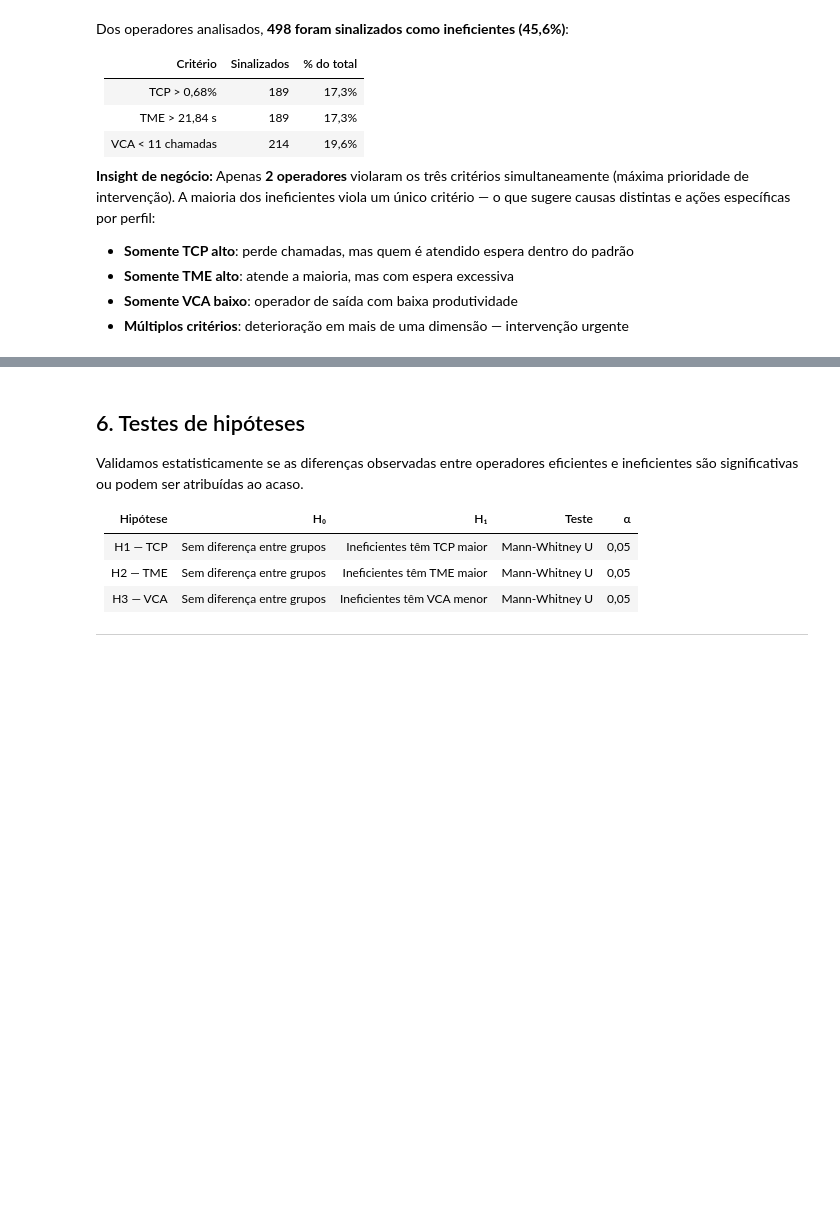
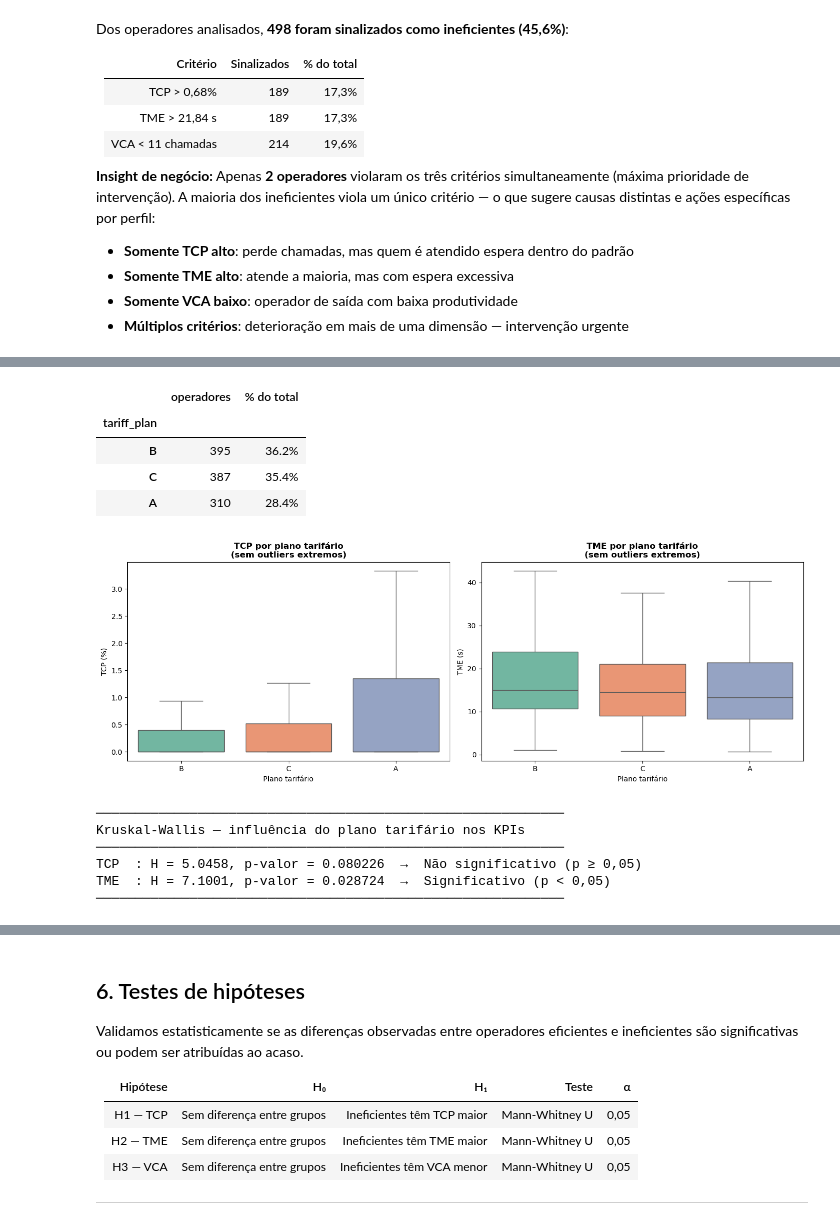
Before and after one commit to raimirsilva/DA-curse-final-project, a Jupyter notebook: notebook/Implementation.ipynb, the cells around one changed output, grey strips where cells are left out. Cells and saved outputs as stored; diff of their text form; code cells hidden in the pictures; blank space fills up the shorter version.

```diff
--- a/notebook/Implementation.ipynb
+++ b/notebook/Implementation.ipynb
@@ -1170,0 +1170,66 @@ Dos operadores analisados, **498 foram sinalizados como ineficientes (45,6%)**:
+# %%
+# Associamos o tariff_plan de cada cliente ao operador usando o primeiro plano encontrado
+# por operador no df_calls — cada operador trabalha para um único cliente (user_id)
+kpi_tariff = kpi_df.join(
+    df_calls.groupby('operator_id')['tariff_plan'].first()
+)
+
+# Distribuição de operadores por plano tarifário
+plan_counts = kpi_tariff['tariff_plan'].value_counts(dropna=False)
+display(
+    pd.DataFrame({'operadores': plan_counts,
+                  '% do total': (plan_counts / plan_counts.sum() * 100).map(lambda x: f'{x:.1f}%')})
+    .rename_axis('tariff_plan')
+)
+
+# Boxplots de TCP e TME por plano tarifário
+fig, axes = plt.subplots(1, 2, figsize=(14, 5))
+
+sns.boxplot(data=kpi_tariff.dropna(subset=['tcp', 'tariff_plan']),
+            x='tariff_plan', y='tcp', ax=axes[0], hue='tariff_plan',
+            showfliers=False, palette='Set2', legend=False)
+axes[0].set_title('TCP por plano tarifário\n(sem outliers extremos)', fontweight='bold')
+axes[0].set_xlabel('Plano tarifário')
+axes[0].set_ylabel('TCP (%)')
+
+sns.boxplot(data=kpi_tariff.dropna(subset=['tme', 'tariff_plan']),
+            x='tariff_plan', y='tme', ax=axes[1], hue='tariff_plan',
+            showfliers=False, palette='Set2', legend=False)
+axes[1].set_title('TME por plano tarifário\n(sem outliers extremos)', fontweight='bold')
+axes[1].set_xlabel('Plano tarifário')
+axes[1].set_ylabel('TME (s)')
+
+plt.tight_layout()
+plt.show()
+
+# Kruskal-Wallis: testa se pelo menos um grupo tem distribuição diferente dos demais
+# H₀: distribuições de TCP (ou TME) são iguais em todos os planos tarifários
+# H₁: pelo menos um plano apresenta distribuição diferente
+plans = kpi_tariff['tariff_plan'].dropna().unique()
+print('─' * 60)
+print('Kruskal-Wallis — influência do plano tarifário nos KPIs')
+print('─' * 60)
+for kpi_col, kpi_name in [('tcp', 'TCP'), ('tme', 'TME')]:
+    groups = [
+        kpi_tariff.loc[kpi_tariff['tariff_plan'] == plan, kpi_col].dropna()
+        for plan in plans
+        if kpi_tariff.loc[kpi_tariff['tariff_plan'] == plan, kpi_col].dropna().shape[0] > 1
+    ]
+    if len(groups) >= 2:
+        stat, p = stats.kruskal(*groups)
+        sig = 'Significativo (p < 0,05)' if p < 0.05 else 'Não significativo (p ≥ 0,05)'
+        print(f'{kpi_name:5s}: H = {stat:.4f}, p-valor = {p:.6f}  →  {sig}')
+print('─' * 60)
+# %% [output]
+|  | operadores | % do total |
+| tariff_plan |  |  |
+| B | 395 | 36.2% |
+| C | 387 | 35.4% |
+| A | 310 | 28.4% |
+[figure, added]
+────────────────────────────────────────────────────────────
+Kruskal-Wallis — influência do plano tarifário nos KPIs
+────────────────────────────────────────────────────────────
+TCP  : H = 5.0458, p-valor = 0.080226  →  Não significativo (p ≥ 0,05)
+TME  : H = 7.1001, p-valor = 0.028724  →  Significativo (p < 0,05)
+────────────────────────────────────────────────────────────
```
Also changed, not shown: parts of 17 cells of this notebook.
